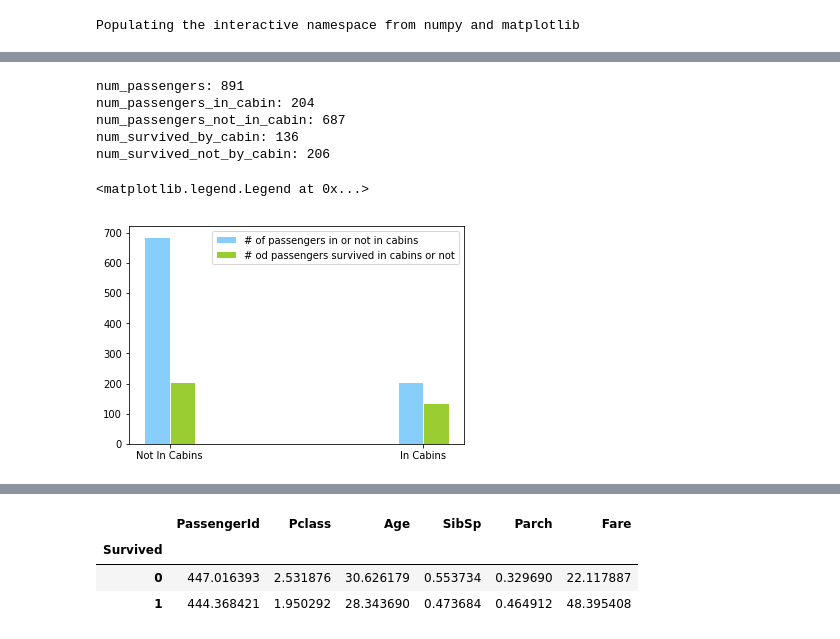
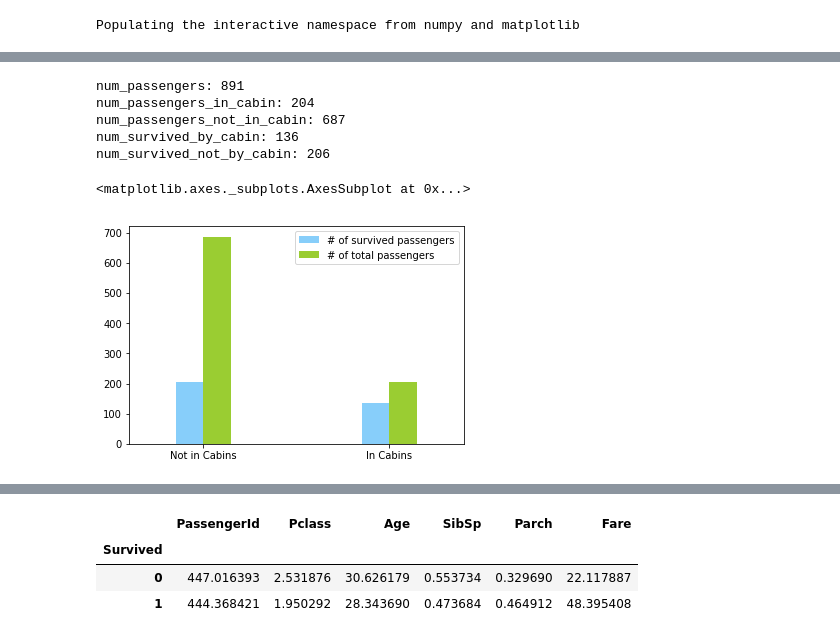
Before and after one commit to lifen-sjtu/titanic-data-analysis, a Jupyter notebook: titanic.ipynb, the cells around one changed output, grey strips where cells are left out. Saved outputs shown, nothing was run; the diff lists cells and outputs as text; code cells hidden in the pictures.

```diff
--- a/titanic.ipynb
+++ b/titanic.ipynb
@@ -56,6 +61,6 @@ plt.legend()
 # %%
 ################################
-#  3.correlation bertween survived rate and cabins
+#  2.1.correlation bertween survived rate and cabins
 ################################
 num_passengers_by_cabin = titanic.groupby('Cabin').sum()
 num_survived_by_cabin = num_passengers_by_cabin['Survived'].sum()
@@ -67,22 +72,20 @@ print 'num_passengers_in_cabin:',num_passengers_in_cabin
 print 'num_passengers_not_in_cabin:',num_passengers_not_in_cabin
 print 'num_survived_by_cabin:',num_survived_by_cabin
 print 'num_survived_not_by_cabin:',num_survived_not_by_cabin
-
-x_names = ['Not In Cabins','In Cabins']
-x = np.arange(len(x_names))
-y1 = [num_passengers_not_in_cabin,num_passengers_in_cabin]
-y2 = [num_survived_not_by_cabin,num_survived_by_cabin]
-plt.bar(x - 0.05,y1,width = 0.1,facecolor = 'lightskyblue',edgecolor = 'white',label = '# of passengers in or not in cabins')
-plt.bar(x + 0.05,y2,width = 0.1,facecolor = 'yellowgreen',edgecolor = 'white',label = '# od passengers survived in cabins or not')
-plt.xticks(x,x_names)
-plt.legend()
 # %% [output]
 num_passengers: 891
 num_passengers_in_cabin: 204
 num_passengers_not_in_cabin: 687
 num_survived_by_cabin: 136
 num_survived_not_by_cabin: 206
-<matplotlib.legend.Legend at 0x...>
-[figure, removed]
+# %%
+data_by_cabin = pd.DataFrame({'# of total passengers': [num_passengers_not_in_cabin,num_passengers_in_cabin],
+                              '# of survived passengers': [num_survived_not_by_cabin,num_survived_by_cabin]},
+                              index = ['Not in Cabins','In Cabins']
+                              )
+data_by_cabin.plot.bar(color = ['lightskyblue','yellowgreen'],width = 0.3,rot = 0)
+# %% [output]
+<matplotlib.axes._subplots.AxesSubplot at 0x...>
+[figure, added]
 # %%
 ################################
```
Also changed, not shown: parts of 13 cells of this notebook.
